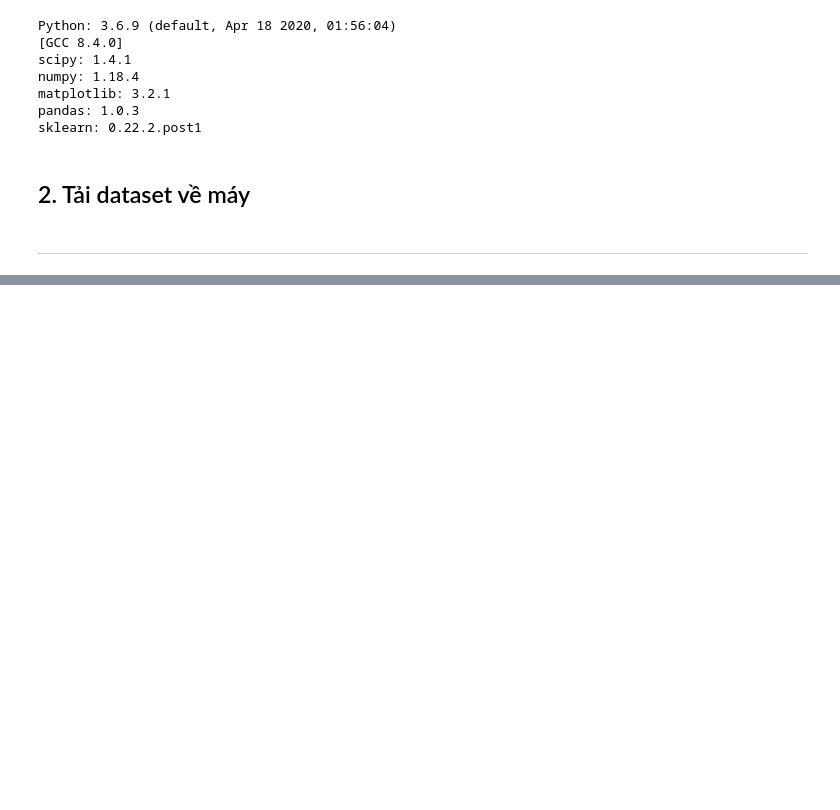
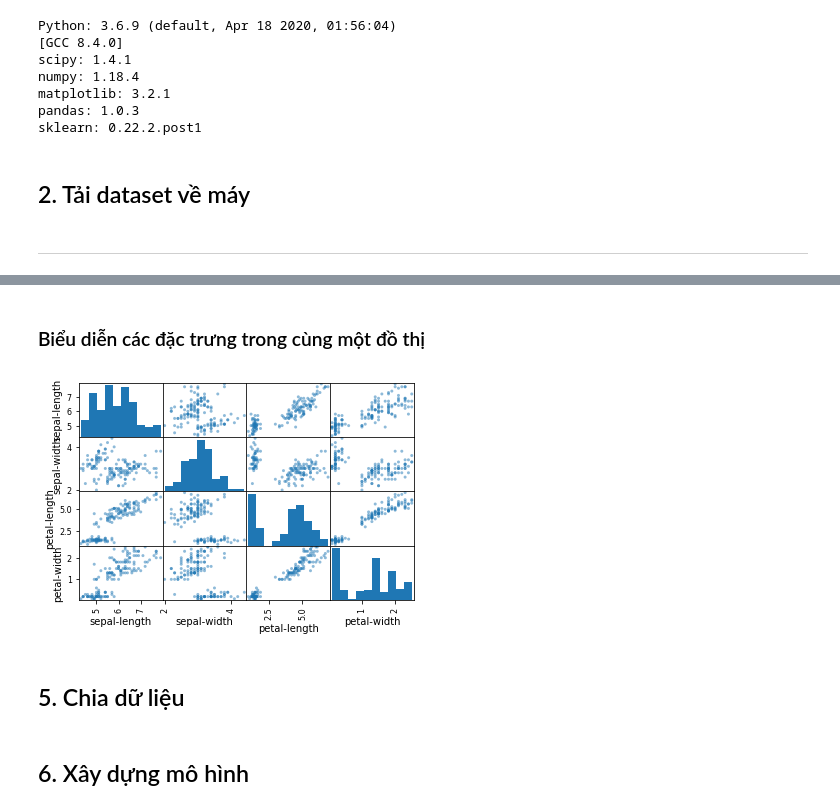
Before and after one commit to tiennvuit/CS114.K21.KHTN, a Jupyter notebook: Lab06_Your_First_Machine_Learning_Project_in_Python_Step_By_Step.ipynb, the cells around one changed output, grey strips where cells are left out. Saved outputs shown, nothing was run; the diff lists cells and outputs as text; code cells hidden in the pictures; blank space fills up the shorter version.

```diff
--- a/Lab06_Your_First_Machine_Learning_Project_in_Python_Step_By_Step.ipynb
+++ b/Lab06_Your_First_Machine_Learning_Project_in_Python_Step_By_Step.ipynb
@@ -87,0 +191,9 @@ sklearn: 0.22.2.post1
+# %% [markdown]
+### Biểu diễn các đặc trưng trong cùng một đồ thị
+# %%
+scatter_matrix(dataset)
+pyplot.show()
+# %% [output]
+[figure, added]
+# %% [markdown]
+## 5. Chia dữ liệu
@@ -87,0 +205,2 @@ sklearn: 0.22.2.post1
+# %% [markdown]
+## 6. Xây dựng mô hình
```
Also changed, not shown: parts of 18 cells of this notebook.
